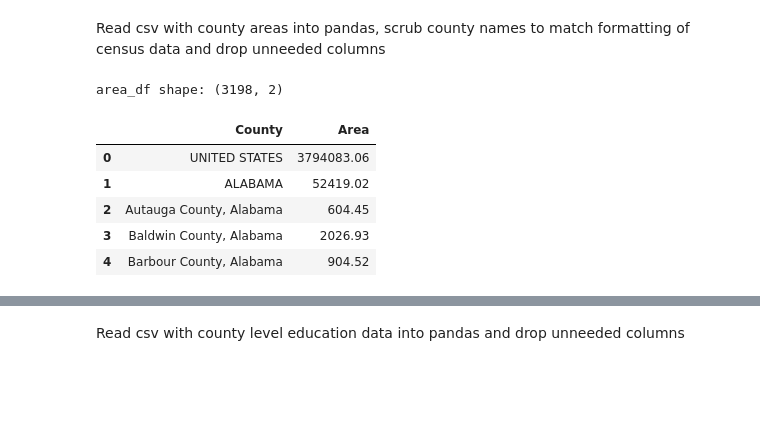
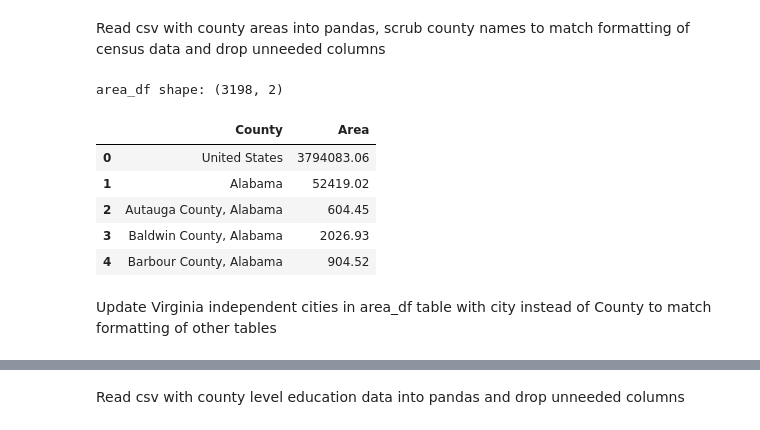
Before and after one commit to blantj/2020_pres_election_regression, a Jupyter notebook: Modeling.ipynb, the cells around one changed output, grey strips where cells are left out. Drawn from its saved outputs; the diff is of its cells as text; code cells hidden in the pictures; blank space fills up the shorter version.

```diff
--- a/Modeling.ipynb
+++ b/Modeling.ipynb
@@ -30,29 +34,32 @@ election_df shape: (3155, 3)
 # %% [markdown]
 Read csv with county areas into pandas, scrub county names to match formatting of census data and drop unneeded columns
 # %%
-#Update Virginia independent cities with city instead of County
-
 area_df = pd.read_csv('Data/area.csv')
 area_df = area_df[['Areaname', 'LND010200D']]
 area_df.columns = ['County', 'Area']
 area_df['County']
 
 state_abbrev_df = pd.read_csv('Data/state_abbrev.csv')
 def replace_abbrev(row):
     if len(row.split(',')) == 1:
         return row
     else:
         state_abbrev = row.split(',')[1][1:]
         state = state_abbrev_df[state_abbrev_df['Code']==state_abbrev]['State'].values[0]
         return row.split(',')[0] + ' County, ' + state
 area_df['County'] = area_df['County'].apply(replace_abbrev)
+area_df['County'] = area_df['County'].apply(lambda x: x.title())
+area_df['County'] = area_df['County'].apply(lambda x: x.replace('District Of Columbia', 'District Of Columbia, District Of Columbia'))
+area_df['County'] = area_df['County'].apply(lambda x: x.replace('City County', 'City'))
 print('area_df shape:', area_df.shape)
 area_df.head()
 # %% [output]
 area_df shape: (3198, 2)
 |  | County | Area |
-| 0 | UNITED STATES | 3794083.06 |
-| 1 | ALABAMA | 52419.02 |
+| 0 | United States | 3794083.06 |
+| 1 | Alabama | 52419.02 |
 | 2 | Autauga County, Alabama | 604.45 |
 | 3 | Baldwin County, Alabama | 2026.93 |
 | 4 | Barbour County, Alabama | 904.52 |
+# %% [markdown]
+Update Virginia independent cities in area_df table with city instead of County to match formatting of other tables
```
Also changed, not shown: parts of 19 cells of this notebook, 3 other files.
